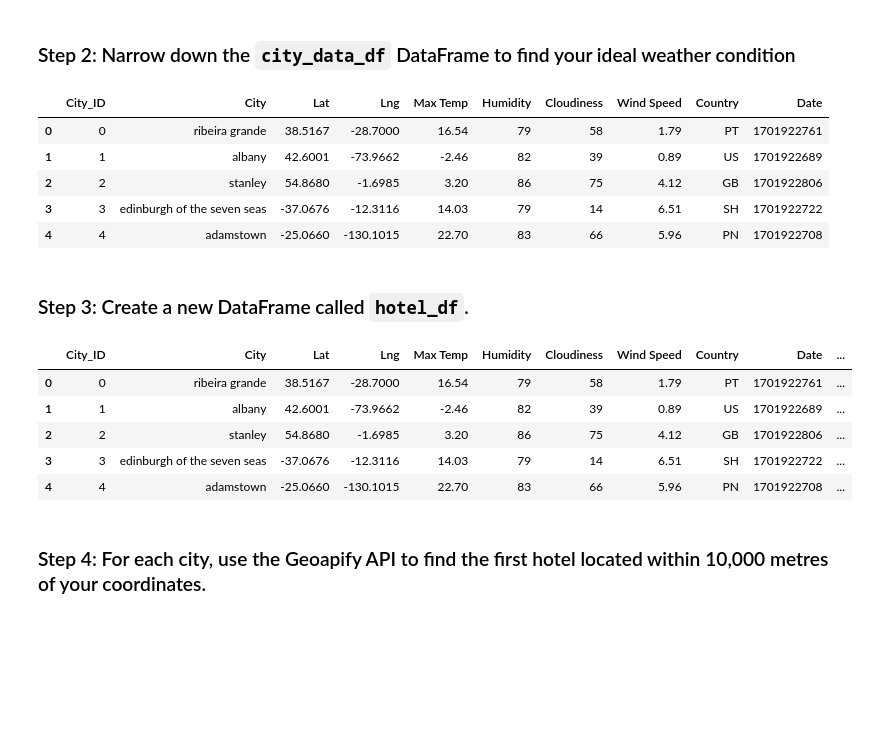
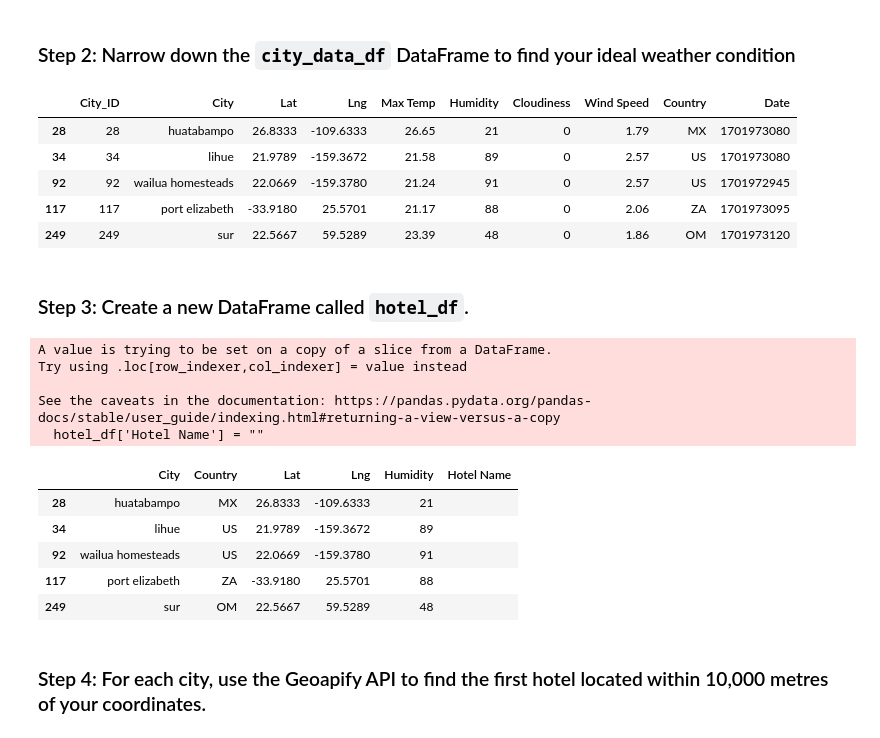
Before and after one commit to Artib03/python-api-challenge1, a Jupyter notebook: VacationPy - Mywork.ipynb, the cells around one changed output. Drawn from its saved outputs; the diff is of its cells as text; code cells hidden in the pictures; blank space fills up the shorter version.

```diff
--- a/VacationPy - Mywork.ipynb
+++ b/VacationPy - Mywork.ipynb
@@ -52,38 +56,46 @@ map_plot1
 ### Step 2: Narrow down the `city_data_df` DataFrame to find your ideal weather condition
 # %%
 # Narrow down cities that fit criteria and drop any results with null values
-new_city_df = city_data_df.dropna(how = 'all')
-
+new_city_df = city_data_df.loc[
+    (city_data_df["Max Temp"] < 27) & (city_data_df["Max Temp"] > 21) \
+    & (city_data_df["Wind Speed"] < 4.5) \
+    & (city_data_df["Cloudiness"] == 0)
+]
 # Drop any rows with null values
+revised_city_df = new_city_df.dropna()
 
 # Display sample data
-new_city_df.head()
+revised_city_df.head()
 # %% [output]
 |  | City_ID | City | Lat | Lng | Max Temp | Humidity | Cloudiness | Wind Speed | Country | Date |
-| 0 | 0 | ribeira grande | 38.5167 | -28.7000 | 16.54 | 79 | 58 | 1.79 | PT | 1701922761 |
-| 1 | 1 | albany | 42.6001 | -73.9662 | -2.46 | 82 | 39 | 0.89 | US | 1701922689 |
-| 2 | 2 | stanley | 54.8680 | -1.6985 | 3.20 | 86 | 75 | 4.12 | GB | 1701922806 |
-| 3 | 3 | edinburgh of the seven seas | -37.0676 | -12.3116 | 14.03 | 79 | 14 | 6.51 | SH | 1701922722 |
-| 4 | 4 | adamstown | -25.0660 | -130.1015 | 22.70 | 83 | 66 | 5.96 | PN | 1701922708 |
+| 28 | 28 | huatabampo | 26.8333 | -109.6333 | 26.65 | 21 | 0 | 1.79 | MX | 1701973080 |
+| 34 | 34 | lihue | 21.9789 | -159.3672 | 21.58 | 89 | 0 | 2.57 | US | 1701973080 |
+| 92 | 92 | wailua homesteads | 22.0669 | -159.3780 | 21.24 | 91 | 0 | 2.57 | US | 1701972945 |
+| 117 | 117 | port elizabeth | -33.9180 | 25.5701 | 21.17 | 88 | 0 | 2.06 | ZA | 1701973095 |
+| 249 | 249 | sur | 22.5667 | 59.5289 | 23.39 | 48 | 0 | 1.86 | OM | 1701973120 |
 # %% [markdown]
 ### Step 3: Create a new DataFrame called `hotel_df`.
 # %%
 # Use the Pandas copy function to create DataFrame called hotel_df to store the city, country, coordinates, and humidity
-hotel_data = (new_city_df)
-hotel_df = pd.DataFrame(hotel_data)
+hotel_df = revised_city_df[["City","Country","Lat","Lng","Humidity"]]
 
 # Add an empty column, "Hotel Name," to the DataFrame so you can store the hotel found using the Geoapify API
 hotel_df['Hotel Name'] = ""
 
 # Display sample data
 hotel_df.head()
 # %% [output]
+A value is trying to be set on a copy of a slice from a DataFrame.
+Try using .loc[row_indexer,col_indexer] = value instead
+
+See the caveats in the documentation: https://pandas.pydata.org/pandas-docs/stable/user_guide/indexing.html#returning-a-view-versus-a-copy
+  hotel_df['Hotel Name'] = ""
-|  | City_ID | City | Lat | Lng | Max Temp | Humidity | Cloudiness | Wind Speed | Country | Date | ... |
-| 0 | 0 | ribeira grande | 38.5167 | -28.7000 | 16.54 | 79 | 58 | 1.79 | PT | 1701922761 | ... |
-| 1 | 1 | albany | 42.6001 | -73.9662 | -2.46 | 82 | 39 | 0.89 | US | 1701922689 | ... |
-| 2 | 2 | stanley | 54.8680 | -1.6985 | 3.20 | 86 | 75 | 4.12 | GB | 1701922806 | ... |
-| 3 | 3 | edinburgh of the seven seas | -37.0676 | -12.3116 | 14.03 | 79 | 14 | 6.51 | SH | 1701922722 | ... |
-| 4 | 4 | adamstown | -25.0660 | -130.1015 | 22.70 | 83 | 66 | 5.96 | PN | 1701922708 | ... |
+|  | City | Country | Lat | Lng | Humidity | Hotel Name |
+| 28 | huatabampo | MX | 26.8333 | -109.6333 | 21 |  |
+| 34 | lihue | US | 21.9789 | -159.3672 | 89 |  |
+| 92 | wailua homesteads | US | 22.0669 | -159.3780 | 91 |  |
+| 117 | port elizabeth | ZA | -33.9180 | 25.5701 | 88 |  |
+| 249 | sur | OM | 22.5667 | 59.5289 | 48 |  |
 # %% [markdown]
 ### Step 4: For each city, use the Geoapify API to find the first hotel located within 10,000 metres of your coordinates.
 # %%
```
Also changed, not shown: parts of 6 cells of this notebook.
